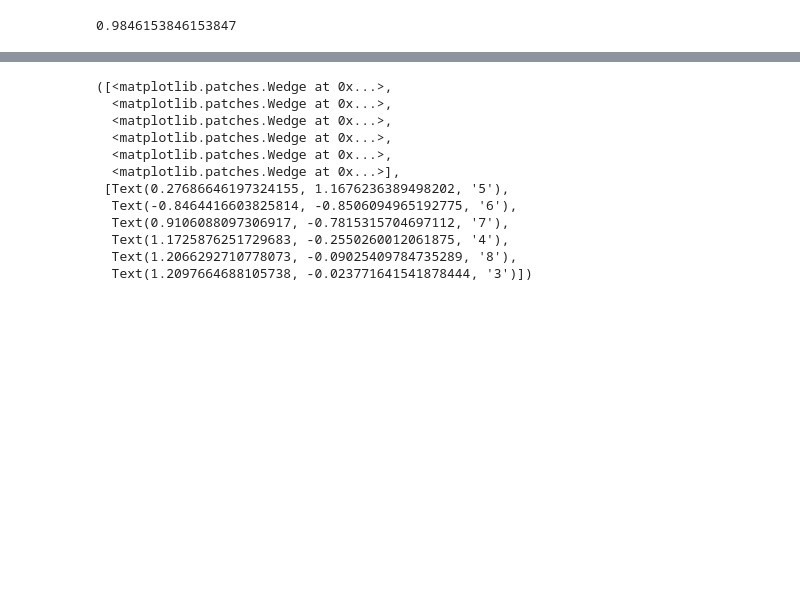
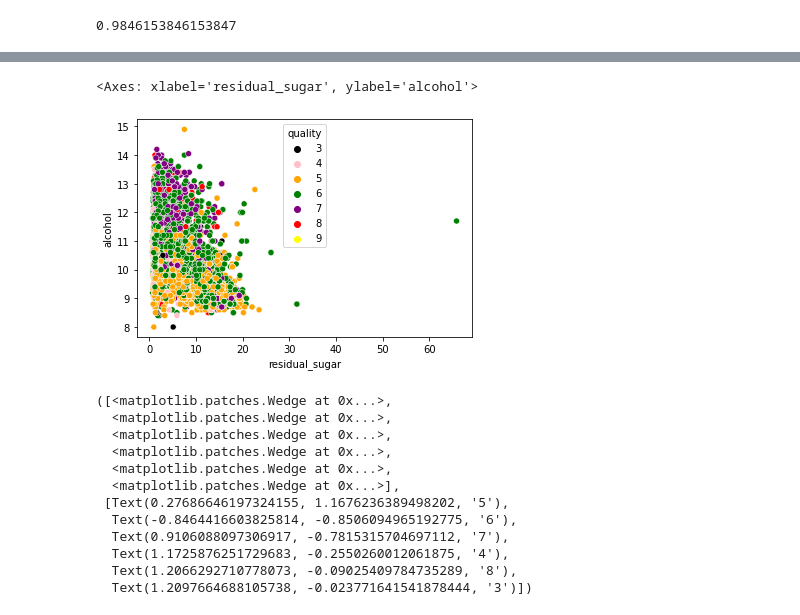
Before and after one commit to AlasWorld/EDA, a Jupyter notebook: Untitled40.ipynb, the cells around one changed output, grey strips where cells are left out. Saved outputs shown, nothing was run; the diff lists cells and outputs as text; code cells hidden in the pictures; blank space fills up the shorter version.

```diff
--- a/Untitled40.ipynb
+++ b/Untitled40.ipynb
@@ -144,3 +183,8 @@ sns.barplot(x=df.residual_sugar,y=df.color, palette=["black","pink","orange","gr
+# %%
+sns.scatterplot(x=df.residual_sugar,y=df.alcohol,hue=df.quality,palette=["black","pink","orange","green","purple","red","yellow"])
+# %% [output]
+<Axes: xlabel='residual_sugar', ylabel='alcohol'>
+[figure, added]
 # %%
 p=df[df.color=="red"]
 plt.title("Red-Quality Distribution")
```
Also changed, not shown: parts of 20 cells of this notebook.
